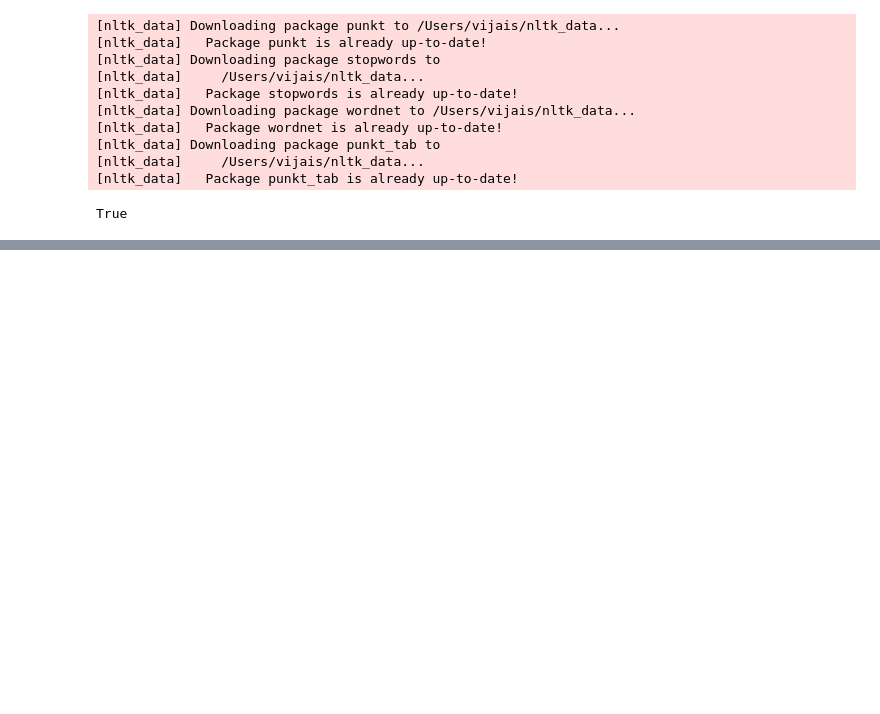
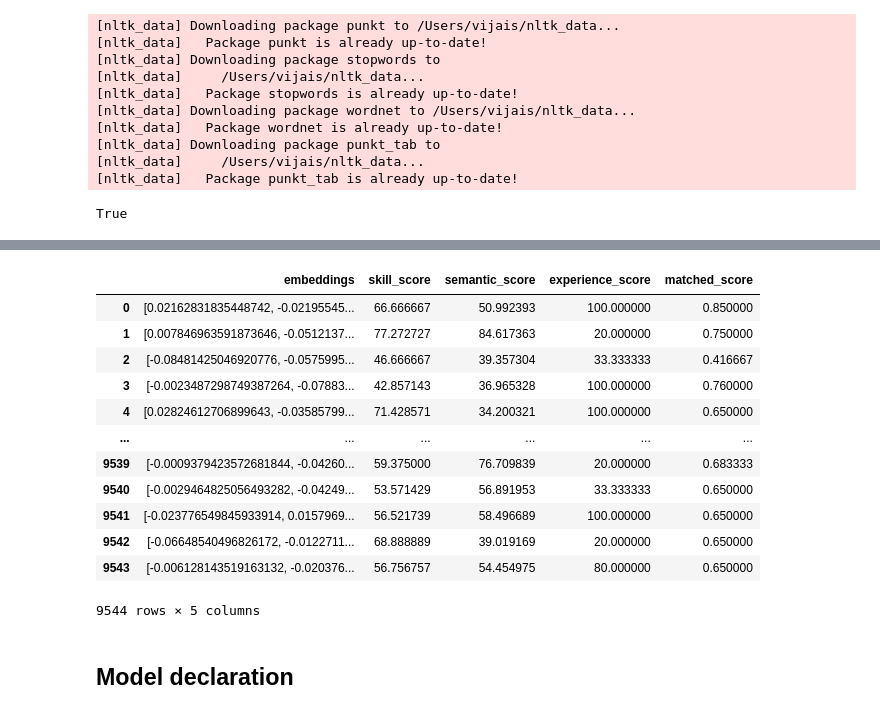
Before and after one commit to vijais0604-cloud/Resume_screening_using_NLP_and_ML, a Jupyter notebook: data_preproccessing.ipynb, the cells around one changed output, grey strips where cells are left out. Drawn from its saved outputs; the diff is of its cells as text; code cells hidden in the pictures; blank space fills up the shorter version.

```diff
--- a/data_preproccessing.ipynb
+++ b/data_preproccessing.ipynb
@@ -262,0 +366,2 @@ from sklearn.feature_extraction.text import TfidfVectorizer
+# %%
+job_skills = job_text.apply(lambda x: set(x.split()))
@@ -262,0 +414,2 @@ from sklearn.feature_extraction.text import TfidfVectorizer
+# %%
+all_text['skill_score'] = skill_scores
@@ -262,0 +433,55 @@ from sklearn.feature_extraction.text import TfidfVectorizer
+# %%
+import re
+
+experience_scores = []
+
+for i in range(len(dataset)):
+
+    candidate_text = str(dataset["start_dates"][i])
+
+    required_text = str(dataset["experiencere_requirement"][i])
+
+    candidate_years = len(
+        re.findall(r"\b(19|20)\d{2}\b", candidate_text)
+    )
+
+    required_years = re.findall(r"\d+", required_text)
+
+    if len(required_years) > 0:
+
+        required_years = int(required_years[0])
+
+    else:
+        required_years = 0
+
+    if required_years > 0:
+
+        score = min(
+            (candidate_years / required_years) * 100,
+            100
+        )
+
+    else:
+        score = 0
+
+    experience_scores.append(score)
+
+all_text["experience_score"] = experience_scores
+# %%
+all_text["matched_score"] = target_col.astype(float)
+# %%
+all_text
+# %% [output]
+|  | embeddings | skill_score | semantic_score | experience_score | matched_score |
+| 0 | [0.02162831835448742, -0.02195545... | 66.666667 | 50.992393 | 100.000000 | 0.850000 |
+| 1 | [0.007846963591873646, -0.0512137... | 77.272727 | 84.617363 | 20.000000 | 0.750000 |
+| 2 | [-0.08481425046920776, -0.0575995... | 46.666667 | 39.357304 | 33.333333 | 0.416667 |
+| 3 | [-0.0023487298749387264, -0.07883... | 42.857143 | 36.965328 | 100.000000 | 0.760000 |
+| 4 | [0.02824612706899643, -0.03585799... | 71.428571 | 34.200321 | 100.000000 | 0.650000 |
+| ... | ... | ... | ... | ... | ... |
+| 9539 | [-0.0009379423572681844, -0.04260... | 59.375000 | 76.709839 | 20.000000 | 0.683333 |
+| 9540 | [-0.0029464825056493282, -0.04249... | 53.571429 | 56.891953 | 33.333333 | 0.650000 |
+| 9541 | [-0.023776549845933914, 0.0157969... | 56.521739 | 58.496689 | 100.000000 | 0.650000 |
+| 9542 | [-0.06648540496826172, -0.0122711... | 68.888889 | 39.019169 | 20.000000 | 0.650000 |
+| 9543 | [-0.006128143519163132, -0.020376... | 56.756757 | 54.454975 | 80.000000 | 0.650000 |
+9544 rows × 5 columns
@@ -262,0 +507,2 @@ from sklearn.feature_extraction.text import TfidfVectorizer
+# %% [markdown]
+## Model declaration
```
Also changed, not shown: parts of 44 cells of this notebook, 1 other file.
